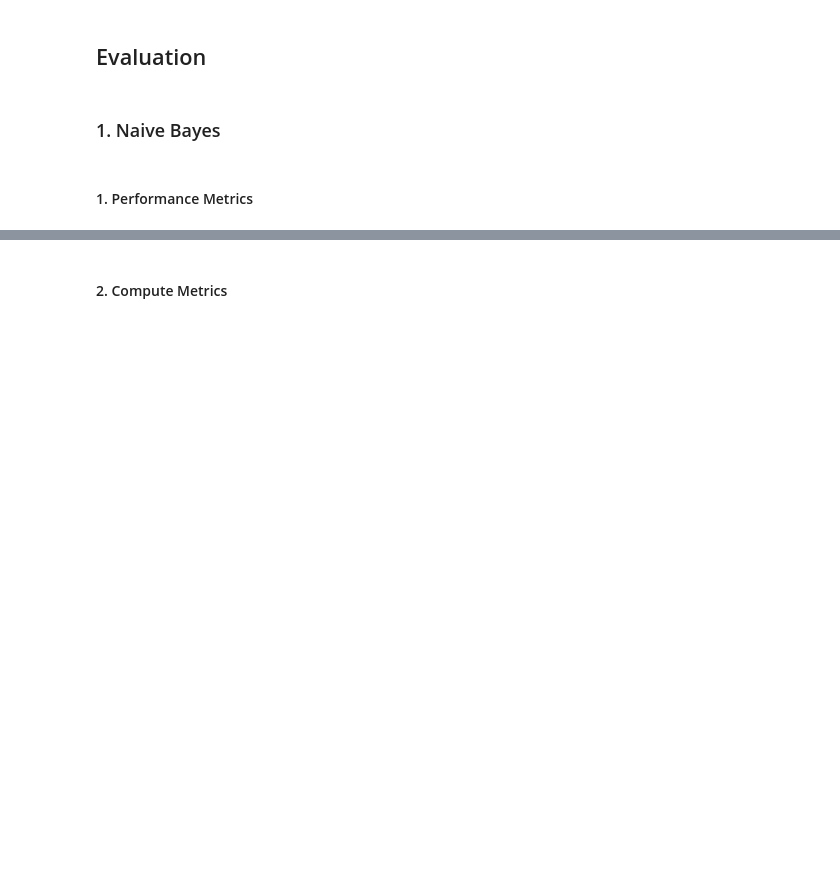
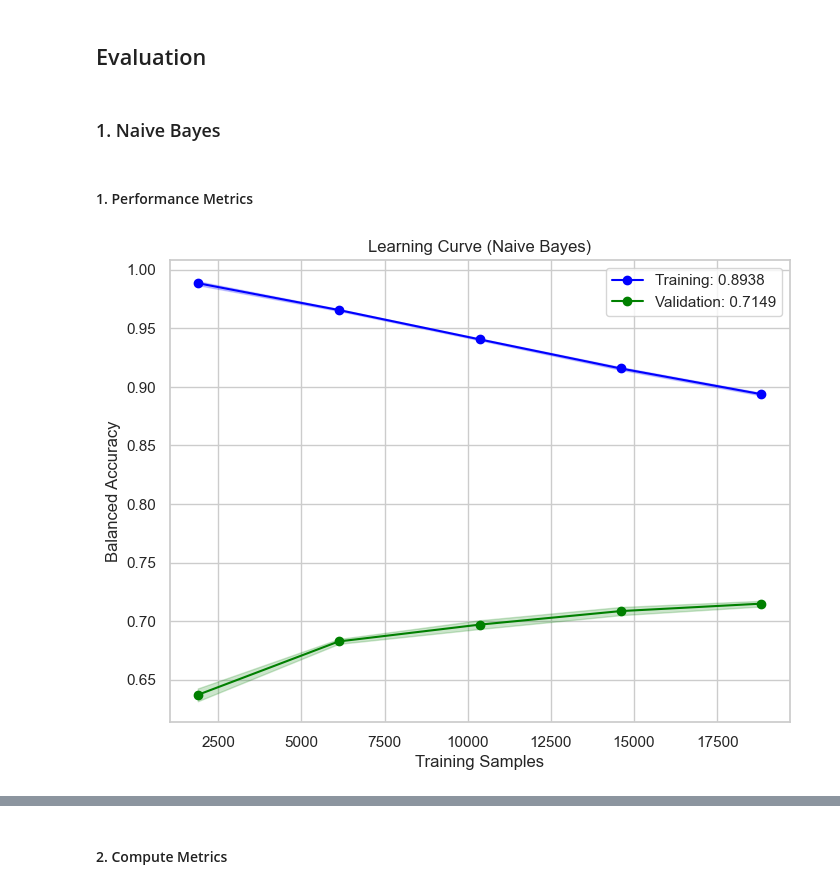
Before and after one commit to MMADUs/NLP-Final, a Jupyter notebook: NaiveBayes_SVM.ipynb, the cells around one changed output, grey strips where cells are left out. Cells and saved outputs as stored; diff of their text form; code cells hidden in the pictures; blank space fills up the shorter version.

```diff
--- a/NaiveBayes_SVM.ipynb
+++ b/NaiveBayes_SVM.ipynb
@@ -188,6 +253,10 @@ def measure_latency(vectorizer, model, text, warmup=10, runs=100):
 ### 1. Naive Bayes
 # %% [markdown]
 #### 1. Performance Metrics
+# %%
+show_learning_curve(nb_model, "Naive Bayes", X_train_tfidf, y_train, cv=5)
+# %% [output]
+[figure, added]
 # %%
 nb_preds = nb_model.predict(X_test_tfidf)
 nb_acc, nb_f1, nb_recall, nb_precision = evaluate(y_test, nb_preds)
```
Also changed, not shown: parts of 19 cells of this notebook, 9 other files.
